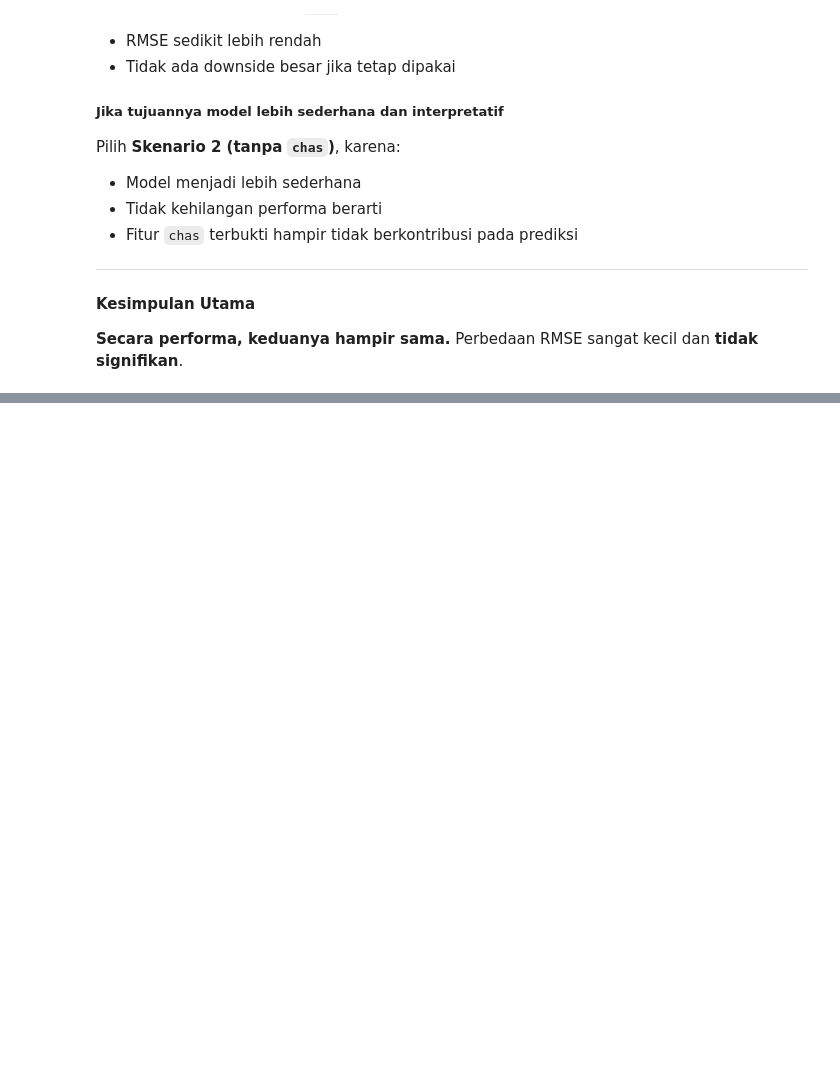
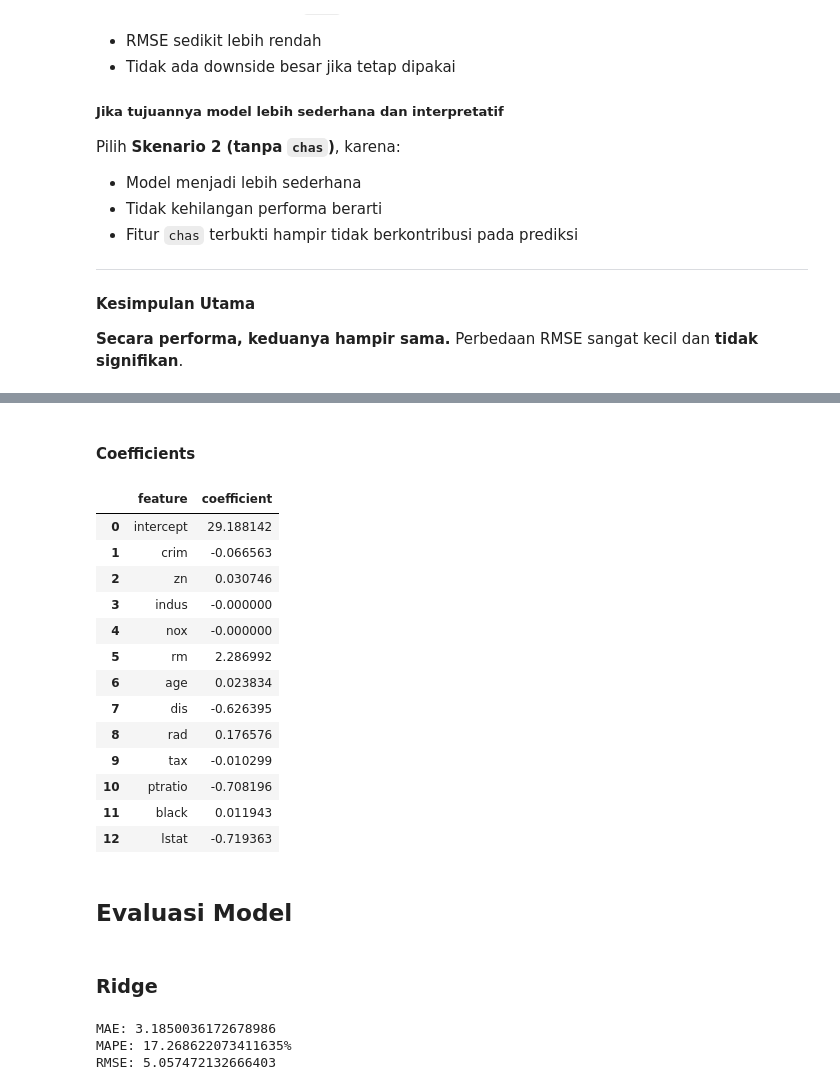
Before and after one commit to mherlypratama/CaseStudyRegressionPython, a Jupyter notebook: Regression.ipynb, the cells around one changed output, grey strips where cells are left out. Saved outputs shown, nothing was run; the diff lists cells and outputs as text; code cells hidden in the pictures; blank space fills up the shorter version.

```diff
--- a/Regression.ipynb
+++ b/Regression.ipynb
@@ -658,0 +739,60 @@ Perbedaan RMSE sangat kecil dan **tidak signifikan**.
+# %% [markdown]
+#### Coefficients
+# %%
+from sklearn.linear_model import Lasso
+
+# train the model
+X_df_train = feature_df_nochas_train.to_numpy()
+y_df_train = target_df_train.to_numpy()
+y_df_train = y_df_train.reshape(len(y_df_train),)
+
+lasso_best = Lasso(alpha=1, random_state=42, max_iter=10000)
+lasso_best.fit(X_df_train, y_df_train)
+
+coef_df = pd.DataFrame({
+    'feature':['intercept'] + feature_df_nochas_train.columns.tolist(),
+    'coefficient':[lasso_best.intercept_] + list(lasso_best.coef_)
+})
+coef_df
+# %% [output]
+|  | feature | coefficient |
+| 0 | intercept | 29.188142 |
+| 1 | crim | -0.066563 |
+| 2 | zn | 0.030746 |
+| 3 | indus | -0.000000 |
+| 4 | nox | -0.000000 |
+| 5 | rm | 2.286992 |
+| 6 | age | 0.023834 |
+| 7 | dis | -0.626395 |
+| 8 | rad | 0.176576 |
+| 9 | tax | -0.010299 |
+| 10 | ptratio | -0.708196 |
+| 11 | black | 0.011943 |
+| 12 | lstat | -0.719363 |
+# %% [markdown]
+## Evaluasi Model
+# %% [markdown]
+### Ridge
+# %%
+from sklearn.metrics import mean_absolute_error, mean_squared_error
+import numpy as np
+
+# Prediksi pada set pengujian
+X_df_test = feature_df_nochas_test.to_numpy()
+y_df_test = target_df_test.to_numpy()
+y_df_test = y_df_test.reshape(len(y_df_test),)
+
+y_predict_test = ridge_best.predict(X_df_test)
+
+# Evaluasi model
+mae = mean_absolute_error(y_df_test, y_predict_test)
+mape = np.mean(np.abs((y_df_test - y_predict_test) / y_df_test)) * 100
+rmse = np.sqrt(mean_squared_error(y_df_test, y_predict_test))
+
+print(f'MAE: {mae}')
+print(f'MAPE: {mape}%')
+print(f'RMSE: {rmse}')
+# %% [output]
+MAE: 3.1850036172678986
+MAPE: 17.268622073411635%
+RMSE: 5.057472132666403
```
Also changed, not shown: parts of 12 cells of this notebook.
